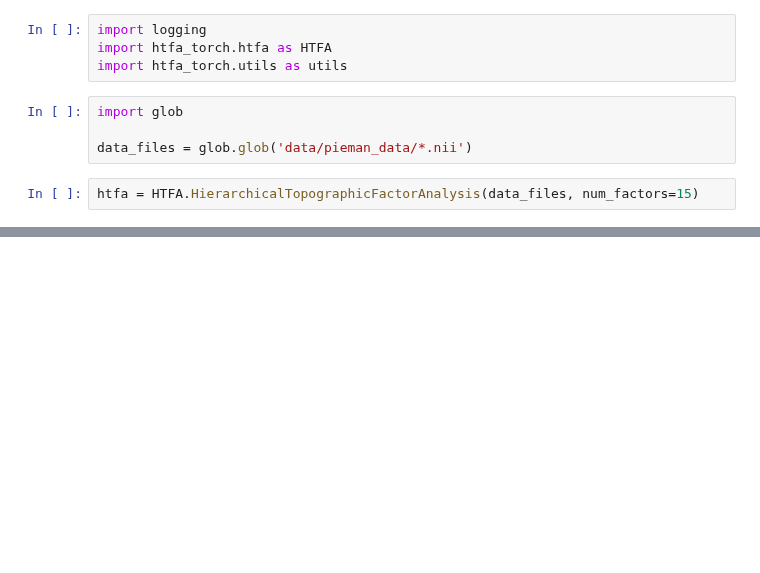
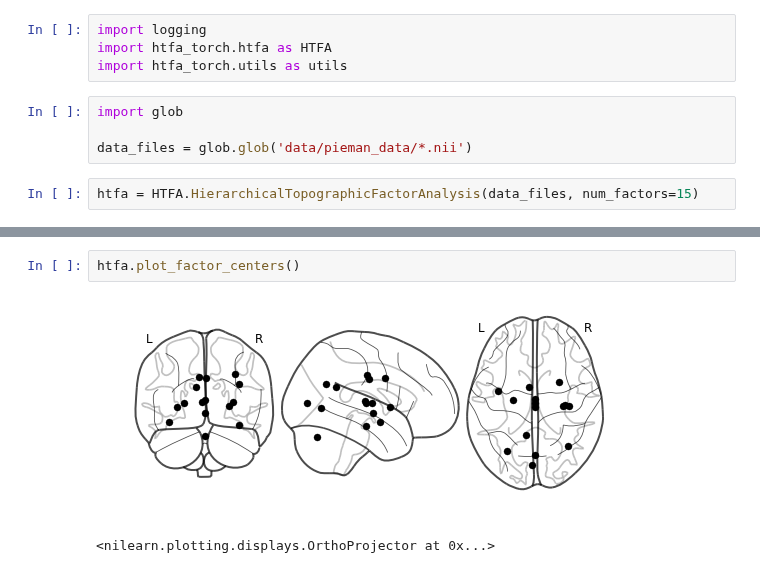
Before and after one commit to neu-pml/HTFATorch, a Jupyter notebook: notebooks/example_htfa.ipynb, the cells around one changed output, grey strips where cells are left out. Saved outputs shown, nothing was run; the diff lists cells and outputs as text; blank space fills up the shorter version.

```diff
--- a/notebooks/example_htfa.ipynb
+++ b/notebooks/example_htfa.ipynb
@@ -39,0 +46,5 @@ utils.plot_losses(losses)
+# %%
+htfa.plot_factor_centers()
+# %% [output]
+[figure, added]
+<nilearn.plotting.displays.OrthoProjector at 0x...>
```
Also changed, not shown: parts of 5 cells of this notebook.
